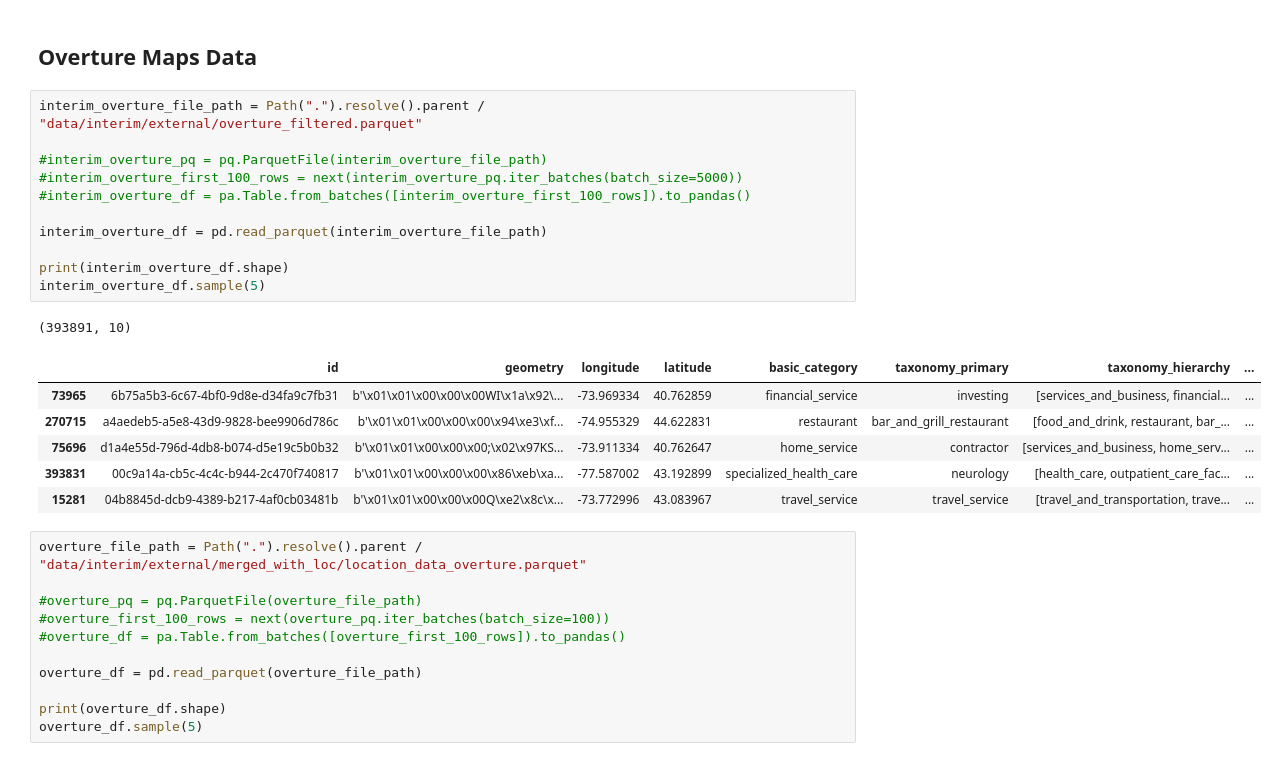
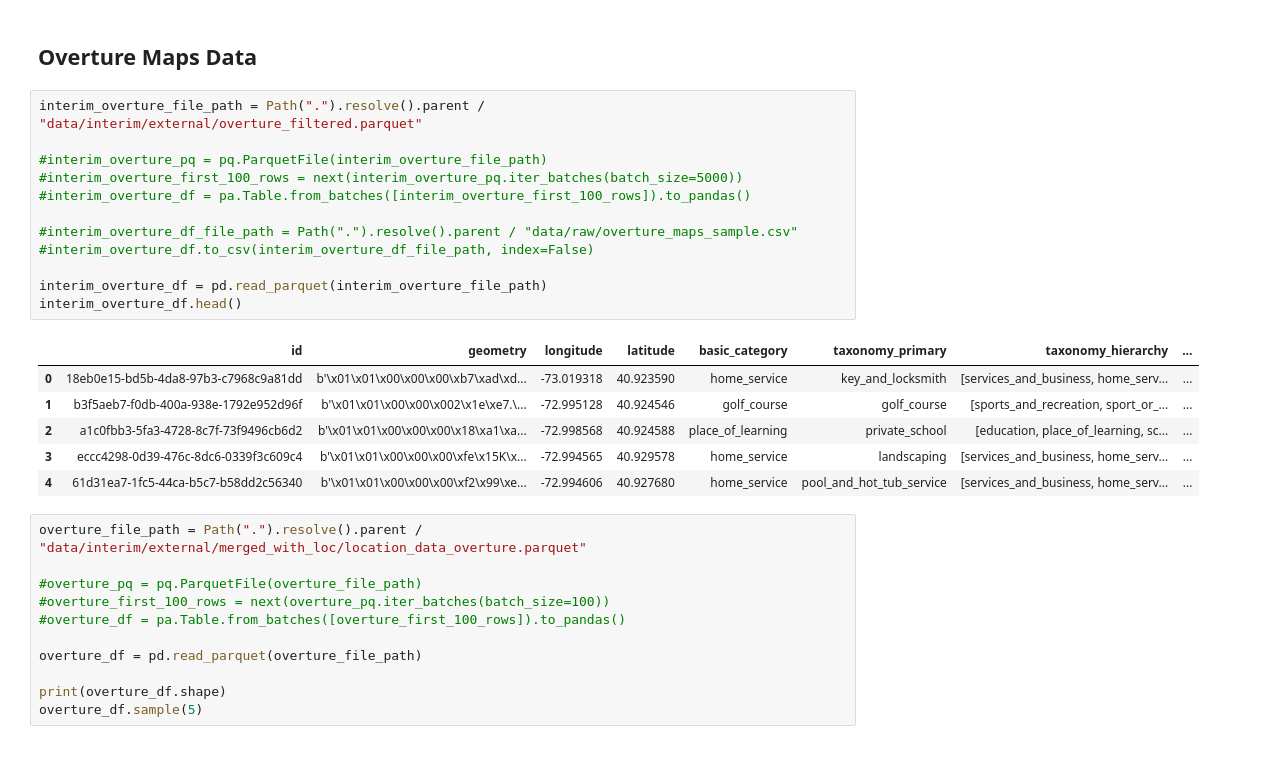
Before and after one commit to Ransommac13/mads_milestone_two, a Jupyter notebook: notebooks/variable_id.ipynb, the cells around one changed output. Saved outputs shown, nothing was run; the diff lists cells and outputs as text.

```diff
--- a/notebooks/variable_id.ipynb
+++ b/notebooks/variable_id.ipynb
@@ -72,22 +72,22 @@ sales_df.head()
 # %%
 interim_overture_file_path = Path(".").resolve().parent / "data/interim/external/overture_filtered.parquet"
 
 #interim_overture_pq = pq.ParquetFile(interim_overture_file_path)
 #interim_overture_first_100_rows = next(interim_overture_pq.iter_batches(batch_size=5000))
 #interim_overture_df = pa.Table.from_batches([interim_overture_first_100_rows]).to_pandas()
 
+#interim_overture_df_file_path = Path(".").resolve().parent / "data/raw/overture_maps_sample.csv"
+#interim_overture_df.to_csv(interim_overture_df_file_path, index=False)
+
 interim_overture_df = pd.read_parquet(interim_overture_file_path)
-
-print(interim_overture_df.shape)
-interim_overture_df.sample(5)
+interim_overture_df.head()
 # %% [output]
-(393891, 10)
 |  | id | geometry | longitude | latitude | basic_category | taxonomy_primary | taxonomy_hierarchy | ... |
-| 73965 | 6b75a5b3-6c67-4bf0-9d8e-d34fa9c7fb31 | b'\x01\x01\x00\x00\x00WI\x1a\x92\... | -73.969334 | 40.762859 | financial_service | investing | [services_and_business, financial... | ... |
-| 270715 | a4aedeb5-a5e8-43d9-9828-bee9906d786c | b'\x01\x01\x00\x00\x00\x94\xe3\xf... | -74.955329 | 44.622831 | restaurant | bar_and_grill_restaurant | [food_and_drink, restaurant, bar_... | ... |
-| 75696 | d1a4e55d-796d-4db8-b074-d5e19c5b0b32 | b'\x01\x01\x00\x00\x00;\x02\x97KS... | -73.911334 | 40.762647 | home_service | contractor | [services_and_business, home_serv... | ... |
-| 393831 | 00c9a14a-cb5c-4c4c-b944-2c470f740817 | b'\x01\x01\x00\x00\x00\x86\xeb\xa... | -77.587002 | 43.192899 | specialized_health_care | neurology | [health_care, outpatient_care_fac... | ... |
-| 15281 | 04b8845d-dcb9-4389-b217-4af0cb03481b | b'\x01\x01\x00\x00\x00Q\xe2\x8c\x... | -73.772996 | 43.083967 | travel_service | travel_service | [travel_and_transportation, trave... | ... |
+| 0 | 18eb0e15-bd5b-4da8-97b3-c7968c9a81dd | b'\x01\x01\x00\x00\x00\xb7\xad\xd... | -73.019318 | 40.923590 | home_service | key_and_locksmith | [services_and_business, home_serv... | ... |
+| 1 | b3f5aeb7-f0db-400a-938e-1792e952d96f | b'\x01\x01\x00\x00\x002\x1e\xe7.\... | -72.995128 | 40.924546 | golf_course | golf_course | [sports_and_recreation, sport_or_... | ... |
+| 2 | a1c0fbb3-5fa3-4728-8c7f-73f9496cb6d2 | b'\x01\x01\x00\x00\x00\x18\xa1\xa... | -72.998568 | 40.924588 | place_of_learning | private_school | [education, place_of_learning, sc... | ... |
+| 3 | eccc4298-0d39-476c-8dc6-0339f3c609c4 | b'\x01\x01\x00\x00\x00\xfe\x15K\x... | -72.994565 | 40.929578 | home_service | landscaping | [services_and_business, home_serv... | ... |
+| 4 | 61d31ea7-1fc5-44ca-b5c7-b58dd2c56340 | b'\x01\x01\x00\x00\x00\xf2\x99\xe... | -72.994606 | 40.927680 | home_service | pool_and_hot_tub_service | [services_and_business, home_serv... | ... |
 # %%
 overture_file_path = Path(".").resolve().parent / "data/interim/external/merged_with_loc/location_data_overture.parquet"
 
```
Also changed, not shown: parts of 5 cells of this notebook, 10 other files.
